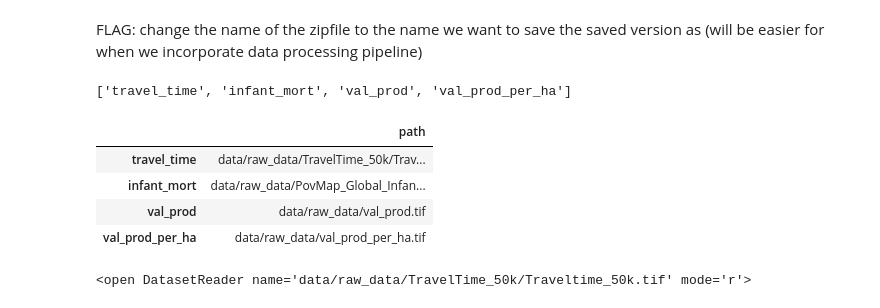
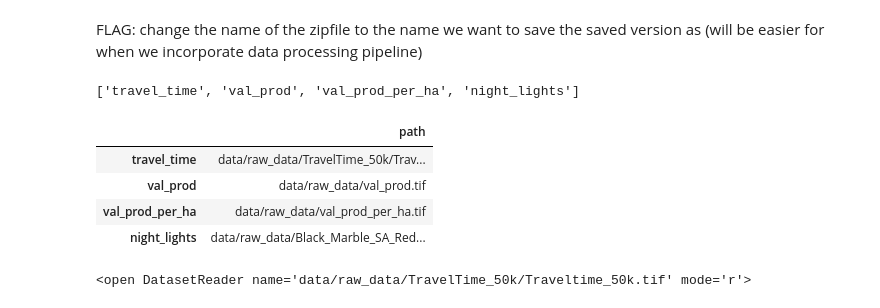
Before and after one commit to AaronScherf/Human_Mobility_Project, a Jupyter notebook: code/Vulnerability_PCA.ipynb, the cells around one changed output. Cells and saved outputs as stored; diff of their text form; code cells hidden in the pictures.

```diff
--- a/code/Vulnerability_PCA.ipynb
+++ b/code/Vulnerability_PCA.ipynb
@@ -60,9 +54,10 @@ To get the direction of vulnerability for a given dataset:
 `pca_data_metadata['pca_data_name']` (eg. `pca_data_metadata['travel_time']` returns 1)
 # %%
 pca_data_metadata = {'travel_time':1,
-                     'infant_mort':1,
+#                     'infant_mort':1,
                     'val_prod':-1,
-                    'val_prod_per_ha':-1}
+                    'val_prod_per_ha':-1,
+                    'night_lights':-1}
 pca_data_names = list(pca_data_metadata.keys())
 
 print(pca_data_metadata)
@@ -392,28 +400,29 @@ FLAG: change the name of the zipfile to the name we want to save the saved versi
 # display list of datasets
 pca_data_names
 # %% [output]
-['travel_time', 'infant_mort', 'val_prod', 'val_prod_per_ha']
+['travel_time', 'val_prod', 'val_prod_per_ha', 'night_lights']
 # %%
 # Save paths for all datasets
 # FLAG: turn into a for loop once the names of paths matches
 #                   what we want them to be saved as
 Paths = list()
 Paths.append(data_path+'/'+'TravelTime_50k/Traveltime_50k.tif')
-Paths.append(data_path+'/'+
-             'PovMap_Global_Infant_Mortality/povmap_global_subnational_infant_mortality_rates_v2.tif')
+# Paths.append(data_path+'/'+
+#             'PovMap_Global_Infant_Mortality/povmap_global_subnational_infant_mortality_rates_v2.tif')
 Paths.append(data_path+'/'+'val_prod.tif')
 Paths.append(data_path+'/'+'val_prod_per_ha.tif')
+Paths.append(data_path+'/'+'Black_Marble_SA_Reduced.tif')
 
 # Create a dataframe to store pca data through pipeline
 pca_data = pd.DataFrame({'path':Paths},
                        index = pca_data_names)
 pca_data
 # %% [output]
 |  | path |
 | travel_time | data/raw_data/TravelTime_50k/Trav... |
-| infant_mort | data/raw_data/PovMap_Global_Infan... |
 | val_prod | data/raw_data/val_prod.tif |
 | val_prod_per_ha | data/raw_data/val_prod_per_ha.tif |
+| night_lights | data/raw_data/Black_Marble_SA_Red... |
 # %%
 # Create a list with raster data
 rasters = list()
```
Also changed, not shown: parts of 63 cells of this notebook.
